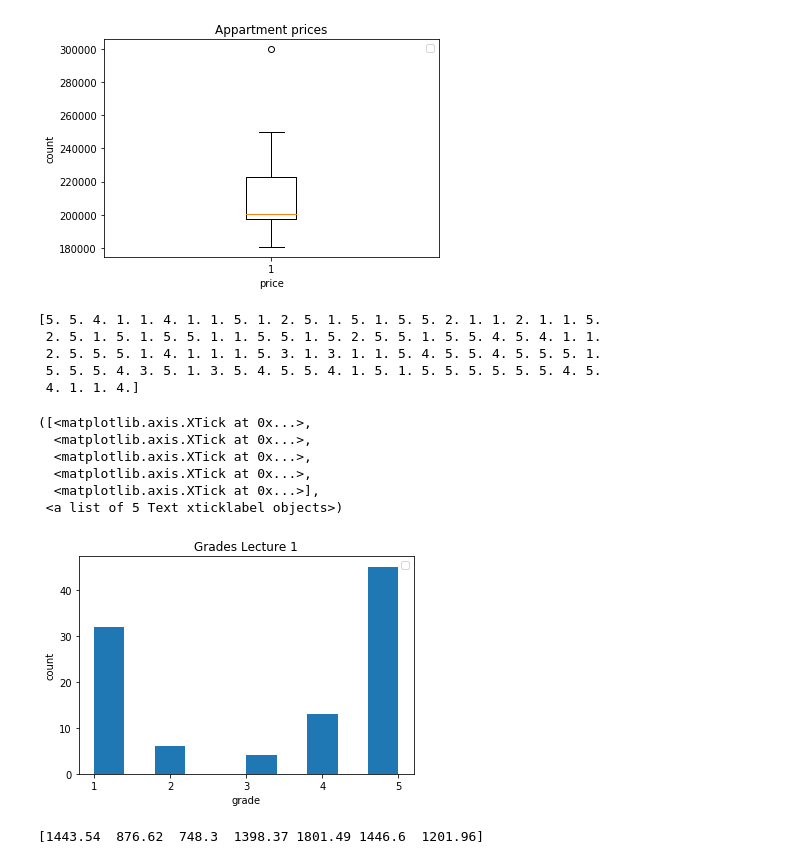
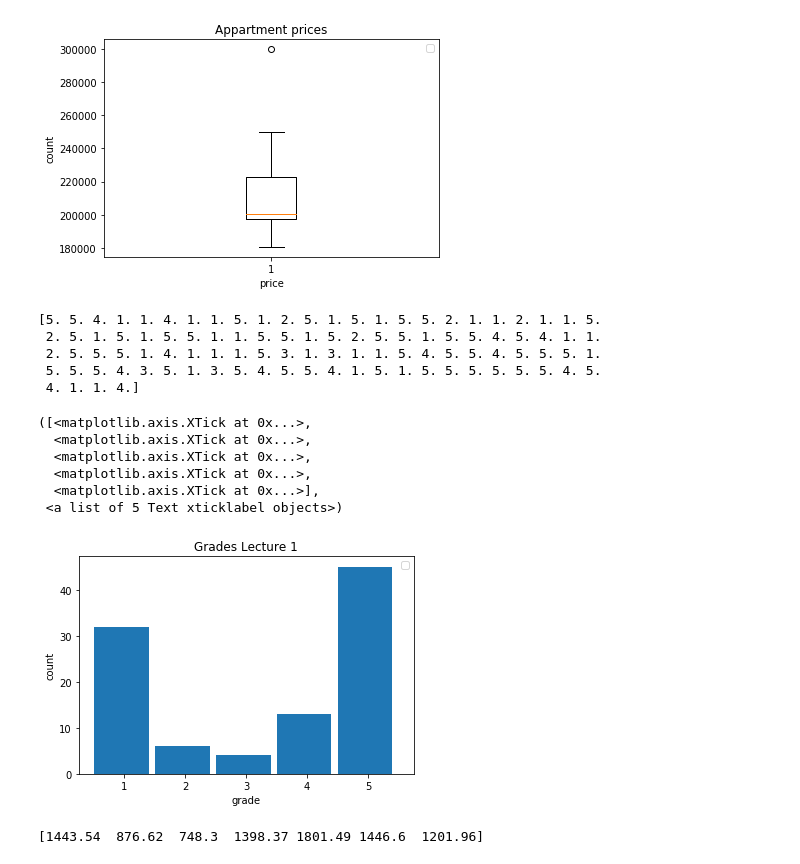
Before and after one commit to pawap/DAMI, a Jupyter notebook: Ex 2/dami_2_task_1.ipynb, the cells around one changed output. Saved outputs shown, nothing was run; the diff lists cells and outputs as text; code cells hidden in the pictures.

Commit message:
[TASK] visualization for music.dat
Ref.: #noticket

```diff
--- a/Ex 2/dami_2_task_1.ipynb
+++ b/Ex 2/dami_2_task_1.ipynb
@@ -55,36 +55,36 @@ e.g. plt.boxplot(x_data, y_data)'''
 #plt.pie(data)
 
 print data
 
 #plt.bar(data)
 
 #plt.boxplot(data)
 
 # Never forget to label the axes, if there axes to label, and to give some additional information if you think it is useful
 
 plt.xlabel('grade')
 plt.ylabel('count')
 plt.title('Grades Lecture 1')
 plt.legend()
 
 # You can also change the scale (ticks)
 
 #plt.yticks(np.arange(0, 50, step=0.2))
-plt.hist(data)
-plt.xticks(np.arange(1,6))
+plt.hist(data,(1,2,3,4,5,6),width=0.9,align='left')
+plt.xticks(np.arange(1,6),ha='center')
 # %% [output]
 [5. 5. 4. 1. 1. 4. 1. 1. 5. 1. 2. 5. 1. 5. 1. 5. 5. 2. 1. 1. 2. 1. 1. 5.
  2. 5. 1. 5. 1. 5. 5. 1. 1. 5. 5. 1. 5. 2. 5. 5. 1. 5. 5. 4. 5. 4. 1. 1.
  2. 5. 5. 5. 1. 4. 1. 1. 1. 5. 3. 1. 3. 1. 1. 5. 4. 5. 5. 4. 5. 5. 5. 1.
  5. 5. 5. 4. 3. 5. 1. 3. 5. 4. 5. 5. 4. 1. 5. 1. 5. 5. 5. 5. 5. 5. 4. 5.
  4. 1. 1. 4.]
 ([<matplotlib.axis.XTick at 0x...>,
   <matplotlib.axis.XTick at 0x...>,
   <matplotlib.axis.XTick at 0x...>,
   <matplotlib.axis.XTick at 0x...>,
   <matplotlib.axis.XTick at 0x...>],
  <a list of 5 Text xticklabel objects>)
-[figure, old version]
+[figure, new version]
 # %%
 data = loadtxt('minimum_salary.dat')
 
```
Also changed, not shown: parts of 2 cells of this notebook.
